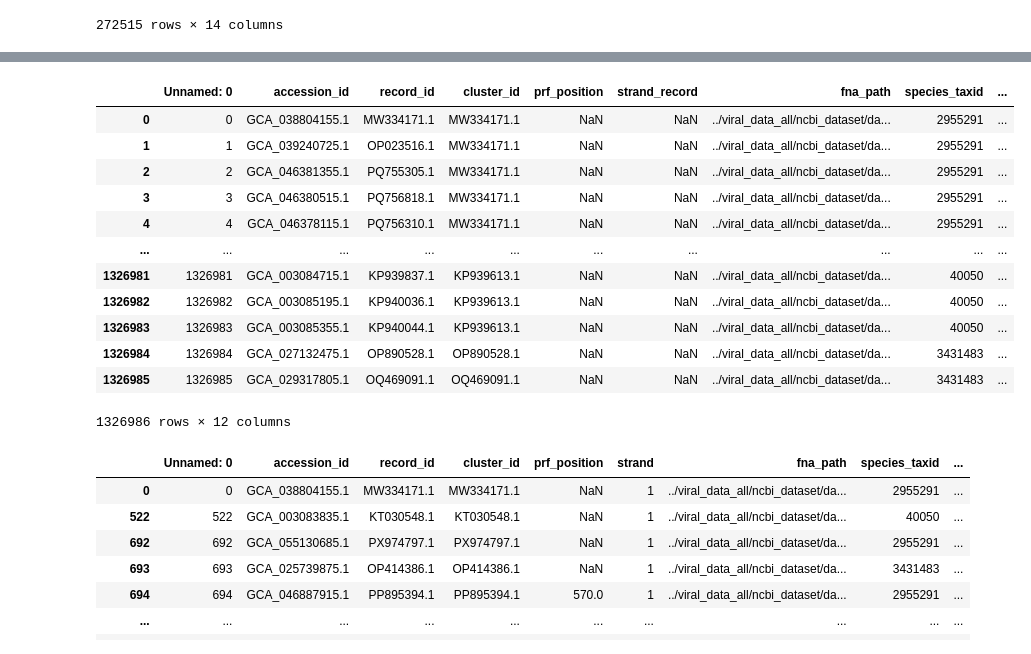
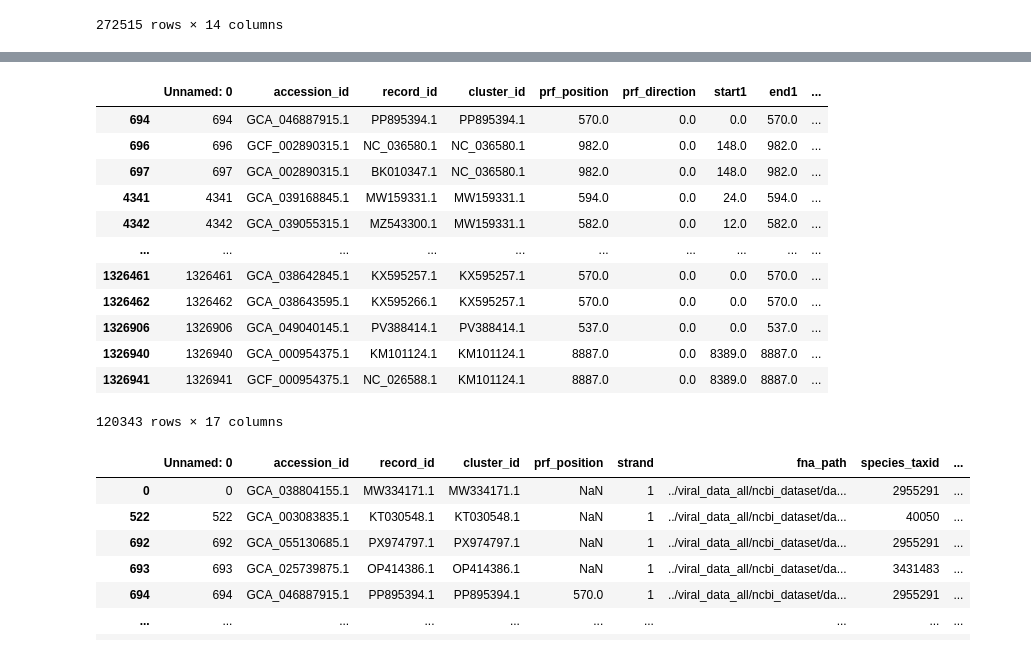
Before and after one commit to khoa-yelo/PRForm, a Jupyter notebook: scripts/dataset_creation2.ipynb, the cells around one changed output, grey strips where cells are left out. Drawn from its saved outputs; the diff is of its cells as text; code cells hidden in the pictures.

```diff
--- a/scripts/dataset_creation2.ipynb
+++ b/scripts/dataset_creation2.ipynb
@@ -409,2 +407,2 @@ model_data_full.to_csv("../model_data_full.csv")
 # %%
-string = pd.read_csv("../model_data_full_string.csv")
+string = pd.read_csv("../model_data_full_string2.csv")
@@ -415,21 +429,21 @@ string['strand'] = 1
 # %%
 string.to_csv("../model_data_full_string_final.csv")
 # %%
-string
+string[string.prf_direction == 0]
 # %% [output]
-|  | Unnamed: 0 | accession_id | record_id | cluster_id | prf_position | strand_record | fna_path | species_taxid | ... |
-| 0 | 0 | GCA_038804155.1 | MW334171.1 | MW334171.1 | NaN | NaN | ../viral_data_all/ncbi_dataset/da... | 2955291 | ... |
-| 1 | 1 | GCA_039240725.1 | OP023516.1 | MW334171.1 | NaN | NaN | ../viral_data_all/ncbi_dataset/da... | 2955291 | ... |
-| 2 | 2 | GCA_046381355.1 | PQ755305.1 | MW334171.1 | NaN | NaN | ../viral_data_all/ncbi_dataset/da... | 2955291 | ... |
-| 3 | 3 | GCA_046380515.1 | PQ756818.1 | MW334171.1 | NaN | NaN | ../viral_data_all/ncbi_dataset/da... | 2955291 | ... |
-| 4 | 4 | GCA_046378115.1 | PQ756310.1 | MW334171.1 | NaN | NaN | ../viral_data_all/ncbi_dataset/da... | 2955291 | ... |
+|  | Unnamed: 0 | accession_id | record_id | cluster_id | prf_position | prf_direction | start1 | end1 | ... |
+| 694 | 694 | GCA_046887915.1 | PP895394.1 | PP895394.1 | 570.0 | 0.0 | 0.0 | 570.0 | ... |
+| 696 | 696 | GCF_002890315.1 | NC_036580.1 | NC_036580.1 | 982.0 | 0.0 | 148.0 | 982.0 | ... |
+| 697 | 697 | GCA_002890315.1 | BK010347.1 | NC_036580.1 | 982.0 | 0.0 | 148.0 | 982.0 | ... |
+| 4341 | 4341 | GCA_039168845.1 | MW159331.1 | MW159331.1 | 594.0 | 0.0 | 24.0 | 594.0 | ... |
+| 4342 | 4342 | GCA_039055315.1 | MZ543300.1 | MW159331.1 | 582.0 | 0.0 | 12.0 | 582.0 | ... |
 | ... | ... | ... | ... | ... | ... | ... | ... | ... | ... |
-| 1326981 | 1326981 | GCA_003084715.1 | KP939837.1 | KP939613.1 | NaN | NaN | ../viral_data_all/ncbi_dataset/da... | 40050 | ... |
-| 1326982 | 1326982 | GCA_003085195.1 | KP940036.1 | KP939613.1 | NaN | NaN | ../viral_data_all/ncbi_dataset/da... | 40050 | ... |
-| 1326983 | 1326983 | GCA_003085355.1 | KP940044.1 | KP939613.1 | NaN | NaN | ../viral_data_all/ncbi_dataset/da... | 40050 | ... |
-| 1326984 | 1326984 | GCA_027132475.1 | OP890528.1 | OP890528.1 | NaN | NaN | ../viral_data_all/ncbi_dataset/da... | 3431483 | ... |
-| 1326985 | 1326985 | GCA_029317805.1 | OQ469091.1 | OQ469091.1 | NaN | NaN | ../viral_data_all/ncbi_dataset/da... | 3431483 | ... |
+| 1326461 | 1326461 | GCA_038642845.1 | KX595257.1 | KX595257.1 | 570.0 | 0.0 | 0.0 | 570.0 | ... |
+| 1326462 | 1326462 | GCA_038643595.1 | KX595266.1 | KX595257.1 | 570.0 | 0.0 | 0.0 | 570.0 | ... |
+| 1326906 | 1326906 | GCA_049040145.1 | PV388414.1 | PV388414.1 | 537.0 | 0.0 | 0.0 | 537.0 | ... |
+| 1326940 | 1326940 | GCA_000954375.1 | KM101124.1 | KM101124.1 | 8887.0 | 0.0 | 8389.0 | 8887.0 | ... |
+| 1326941 | 1326941 | GCF_000954375.1 | NC_026588.1 | KM101124.1 | 8887.0 | 0.0 | 8389.0 | 8887.0 | ... |
-1326986 rows × 12 columns
+120343 rows × 17 columns
 # %%
 string[string.cluster_id == string.record_id].drop_duplicates(subset = 'cluster_id')
 # %% [output]
```
Also changed, not shown: parts of 20 cells of this notebook, 1 other file.
